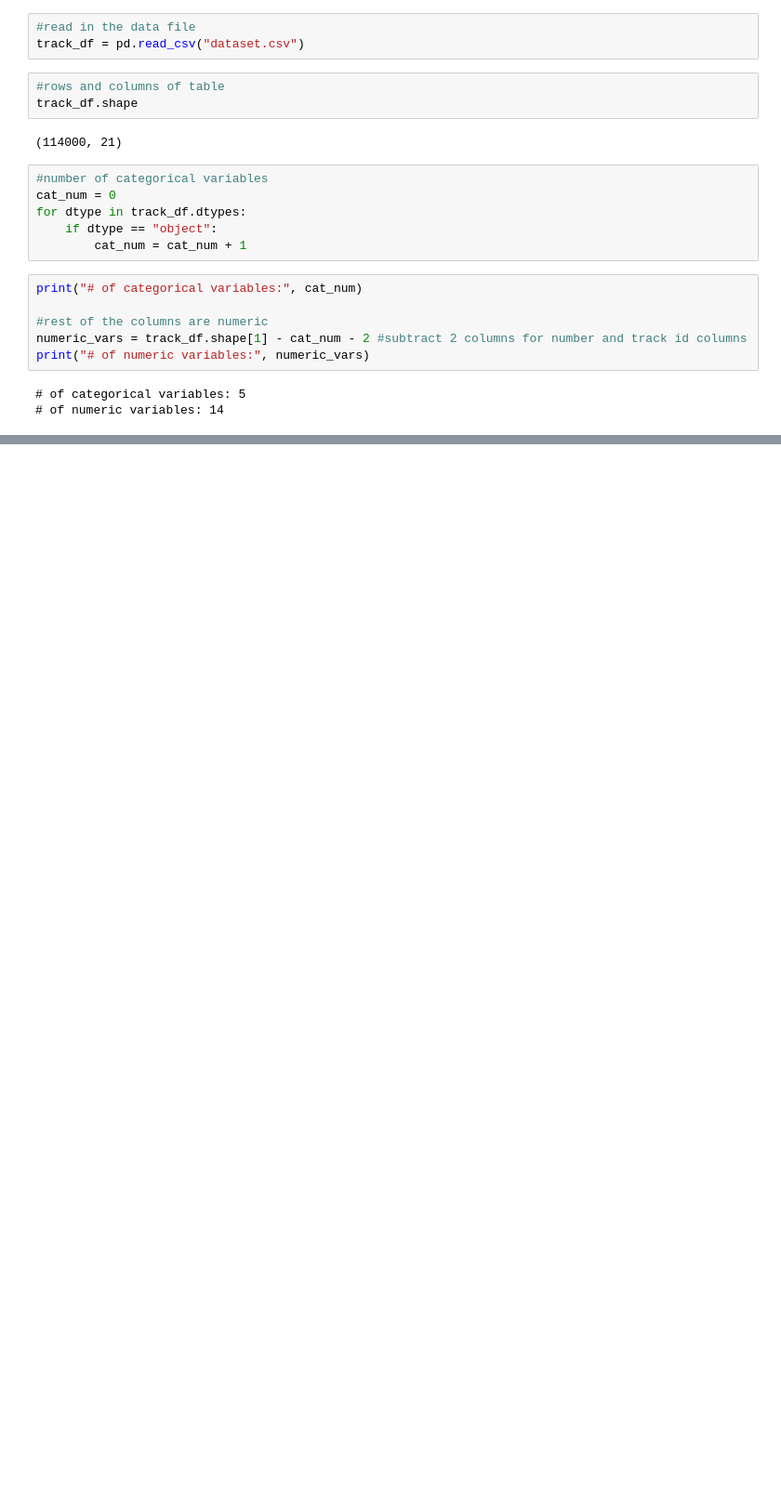
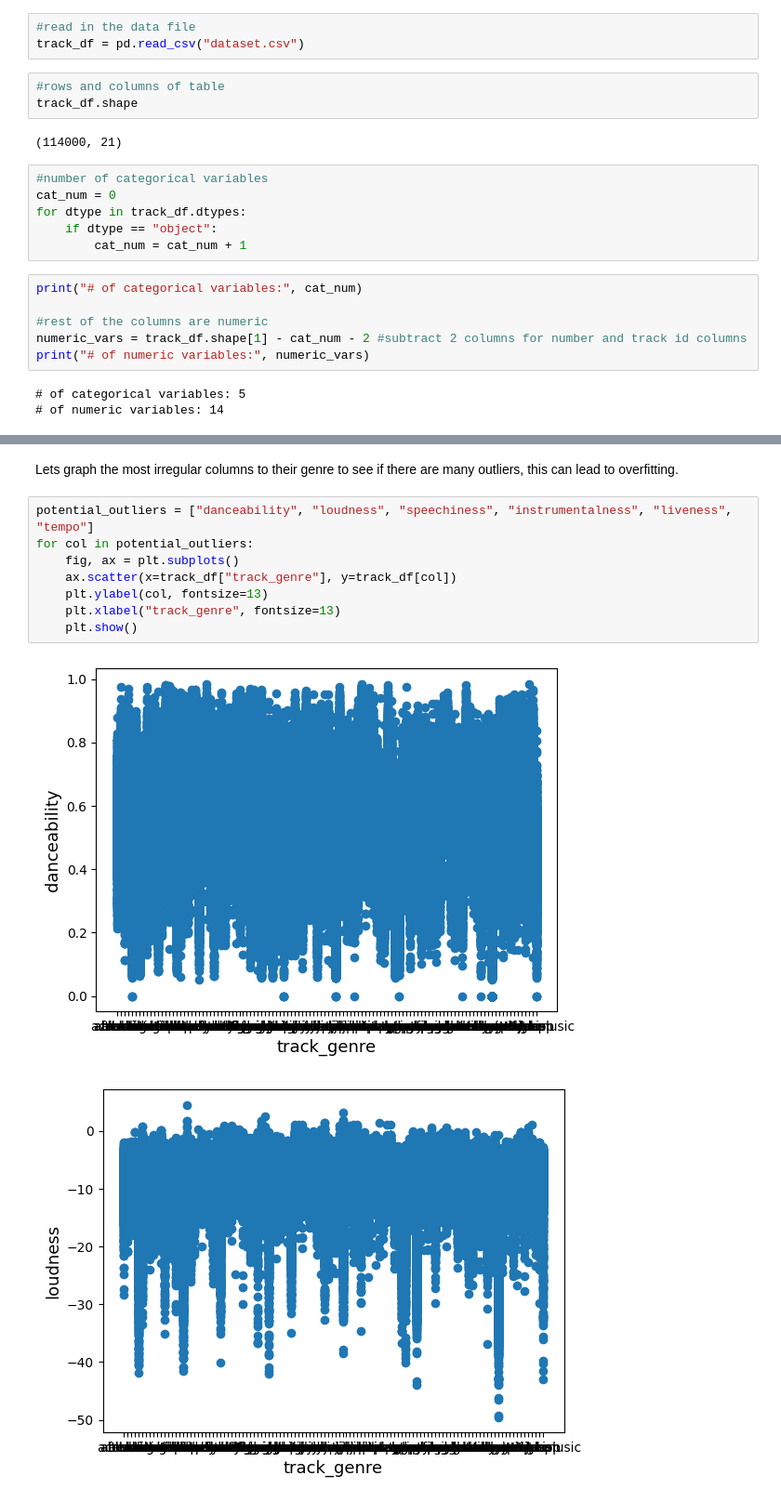
Before and after one commit to danieldaugbjergusd/genre-predictor, a Jupyter notebook: Final-Project-Genre-Predictions.ipynb, the cells around one changed output, grey strips where cells are left out. Shown at 93% size. Saved outputs shown, nothing was run; the diff lists cells and outputs as text; blank space fills up the shorter version.

```diff
--- a/Final-Project-Genre-Predictions.ipynb
+++ b/Final-Project-Genre-Predictions.ipynb
@@ -32,0 +173,13 @@ print("# of numeric variables:", numeric_vars)
+# %% [markdown]
+Lets graph the most irregular columns to their genre to see if there are many outliers, this can lead to overfitting.
+# %%
+potential_outliers = ["danceability", "loudness", "speechiness", "instrumentalness", "liveness", "tempo"]
+for col in potential_outliers:
+    fig, ax = plt.subplots()
+    ax.scatter(x=track_df["track_genre"], y=track_df[col])
+    plt.ylabel(col, fontsize=13)
+    plt.xlabel("track_genre", fontsize=13)
+    plt.show()
+# %% [output]
+[figure, added]
+[figure, added]
```
Also changed, not shown: parts of 16 cells of this notebook.
